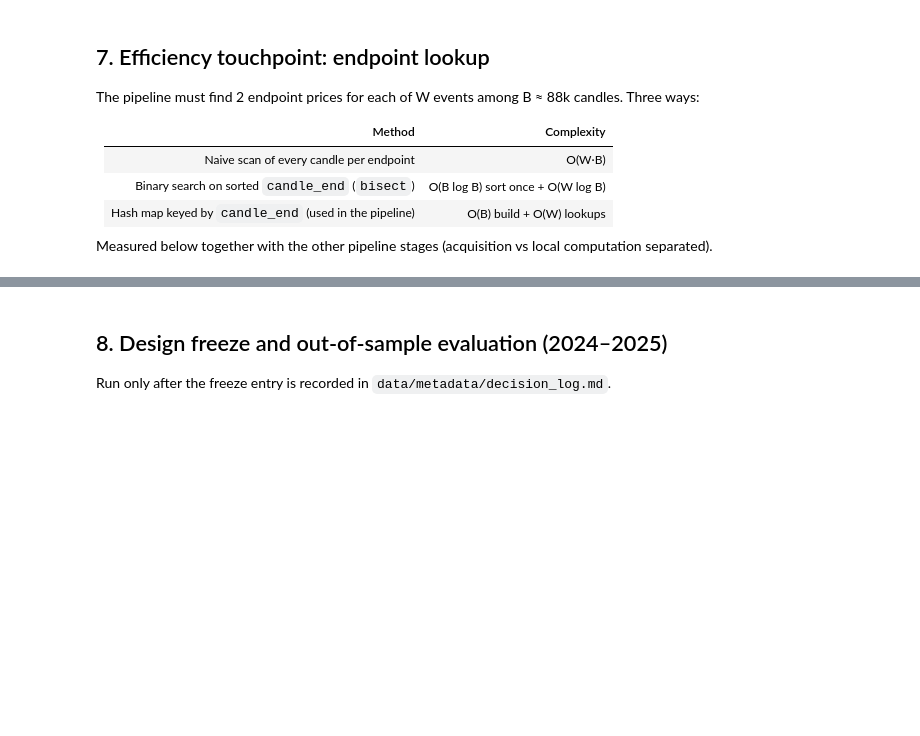
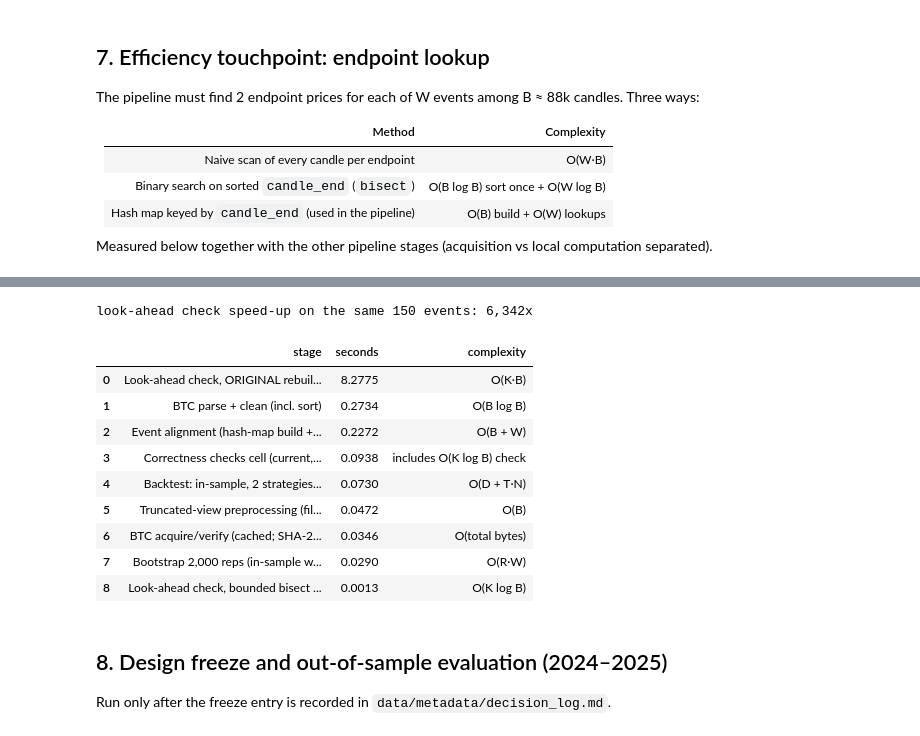
Before and after one commit to MertAyranci/priced-by-the-bell, a Jupyter notebook: notebook.ipynb, the cells around one changed output, grey strips where cells are left out. Drawn from its saved outputs; the diff is of its cells as text; code cells hidden in the pictures; blank space fills up the shorter version.

```diff
--- a/notebook.ipynb
+++ b/notebook.ipynb
@@ -1203,0 +1245,50 @@ pd.Series(timing, name="seconds").to_frame().style.format("{:.3f}")
+# %%
+sample_events = cutoffs.sample(150, random_state=CONFIG["seed"])
+
+
+def truncation_check_rebuild(events):
+    # Original approach: rebuild a hash map of every candle up to each cutoff -> O(K·B)
+    ends_all = btc["candle_end"].tolist()
+    for r in events.itertuples():
+        k = bisect_right(ends_all, r.btc_cutoff_target_utc)
+        completed_price(build_close_lookup(btc.iloc[:k]), r.btc_cutoff_target_utc)
+
+
+def truncation_check_bounded(events):
+    # Current approach: bounded binary search on the pre-built sorted lists -> O(K log B)
+    for r in events.itertuples():
+        completed_price(TruncatedCandles(ends_c, closes_c, r.btc_cutoff_target_utc), r.btc_cutoff_target_utc)
+
+
+t_rebuild, _ = time_it(lambda: truncation_check_rebuild(sample_events))
+t_bounded, _ = time_it(lambda: truncation_check_bounded(sample_events), reps=3)
+t_backtest, _ = time_it(lambda: results_table(["in_sample"], STRATEGIES, CONFIG["base_cost_bps_per_side"]))
+t_boot, _ = time_it(lambda: bootstrap_event_stats(is_wk, CONFIG["base_cost_bps_per_side"],
+                                                  CONFIG["bootstrap_reps"], CONFIG["seed"]))
+
+stages = pd.DataFrame([
+    {"stage": "BTC acquire/verify (cached; SHA-256 of 61 files)", "seconds": timing["btc_acquire_or_verify_s"], "complexity": "O(total bytes)"},
+    {"stage": "BTC parse + clean (incl. sort)", "seconds": timing["btc_parse_clean_s"], "complexity": "O(B log B)"},
+    {"stage": "Event alignment (hash-map build + lookups)", "seconds": timing["event_alignment_s"], "complexity": "O(B + W)"},
+    {"stage": "Truncated-view preprocessing (filter + lists), once", "seconds": timing["truncated_view_prep_s"], "complexity": "O(B)"},
+    {"stage": "Backtest: in-sample, 2 strategies, gross + net", "seconds": t_backtest, "complexity": "O(D + T·N)"},
+    {"stage": f"Bootstrap {CONFIG['bootstrap_reps']:,} reps (in-sample weekends)", "seconds": t_boot, "complexity": "O(R·W)"},
+    {"stage": "Correctness checks cell (current, all events)", "seconds": timing["correctness_checks_s"], "complexity": "includes O(K log B) check"},
+    {"stage": "Look-ahead check, ORIGINAL rebuild (150 events)", "seconds": t_rebuild, "complexity": "O(K·B)"},
+    {"stage": "Look-ahead check, bounded bisect (150 events)", "seconds": t_bounded, "complexity": "O(K log B)"},
+]).sort_values("seconds", ascending=False, ignore_index=True)
+stages.to_csv(RESULTS / "stage_timings.csv", index=False)
+print(f"look-ahead check speed-up on the same 150 events: {t_rebuild / t_bounded:,.0f}x")
+stages.style.format({"seconds": "{:.4f}"})
+# %% [output]
+look-ahead check speed-up on the same 150 events: 6,342x
+|  | stage | seconds | complexity |
+| 0 | Look-ahead check, ORIGINAL rebuil... | 8.2775 | O(K·B) |
+| 1 | BTC parse + clean (incl. sort) | 0.2734 | O(B log B) |
+| 2 | Event alignment (hash-map build +... | 0.2272 | O(B + W) |
+| 3 | Correctness checks cell (current,... | 0.0938 | includes O(K log B) check |
+| 4 | Backtest: in-sample, 2 strategies... | 0.0730 | O(D + T·N) |
+| 5 | Truncated-view preprocessing (fil... | 0.0472 | O(B) |
+| 6 | BTC acquire/verify (cached; SHA-2... | 0.0346 | O(total bytes) |
+| 7 | Bootstrap 2,000 reps (in-sample w... | 0.0290 | O(R·W) |
+| 8 | Look-ahead check, bounded bisect ... | 0.0013 | O(K log B) |
```
Also changed, not shown: parts of 5 cells of this notebook, 3 other files.
